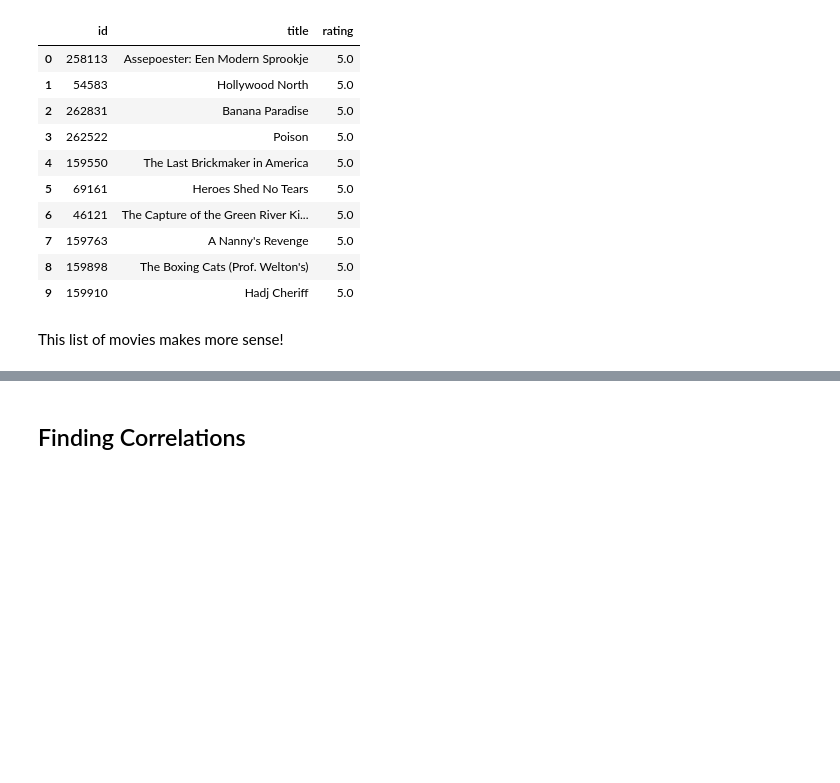
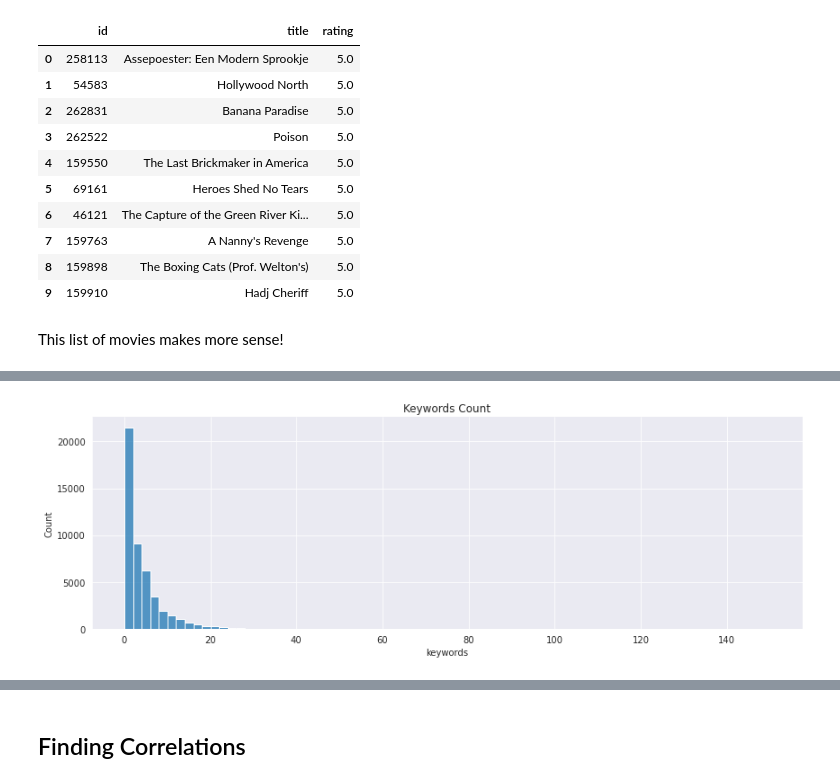
Before and after one commit to adi-benz/movies-rating-analysis, a Jupyter notebook: analysis.ipynb, the cells around one changed output, grey strips where cells are left out. Cells and saved outputs as stored; diff of their text form; code cells hidden in the pictures; blank space fills up the shorter version.

```diff
--- a/analysis.ipynb
+++ b/analysis.ipynb
@@ -355,0 +360,9 @@ This list of movies makes more sense!
+# %%
+keywords_count_by_movie = movies["keywords"].apply(lambda keywords: len(keywords)).sort_values().to_frame()
+# %%
+sns.displot(data=keywords_count_by_movie, x="keywords", binwidth=2, height=4, aspect=3)
+plt.title("Keywords Count")
+
+plt.show()
+# %% [output]
+[figure, added]
```
Also changed, not shown: parts of 32 cells of this notebook.
